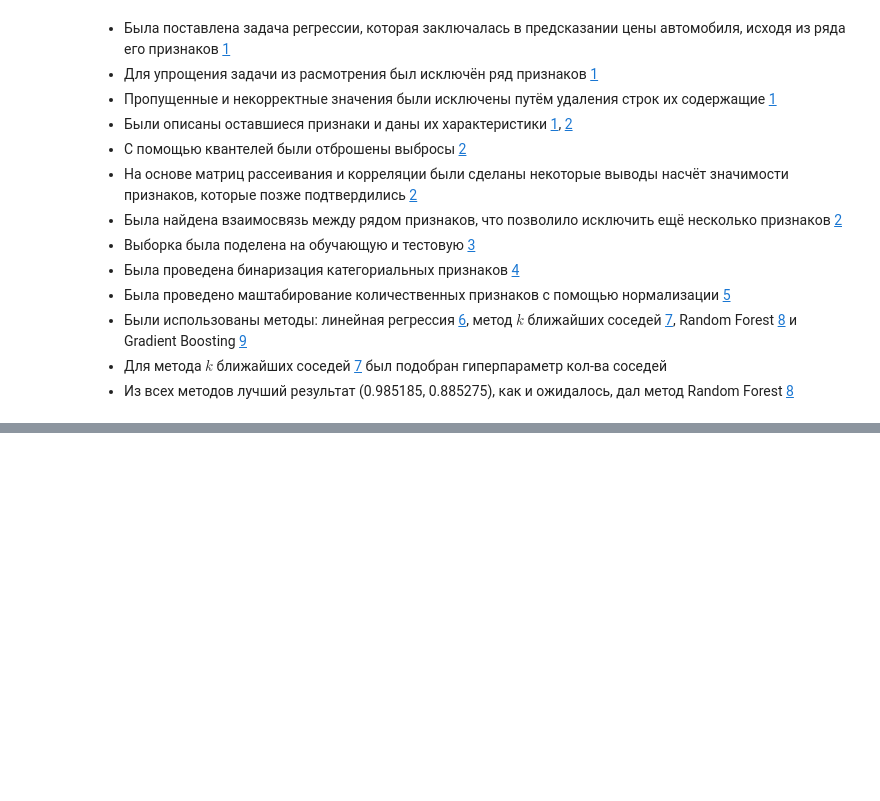
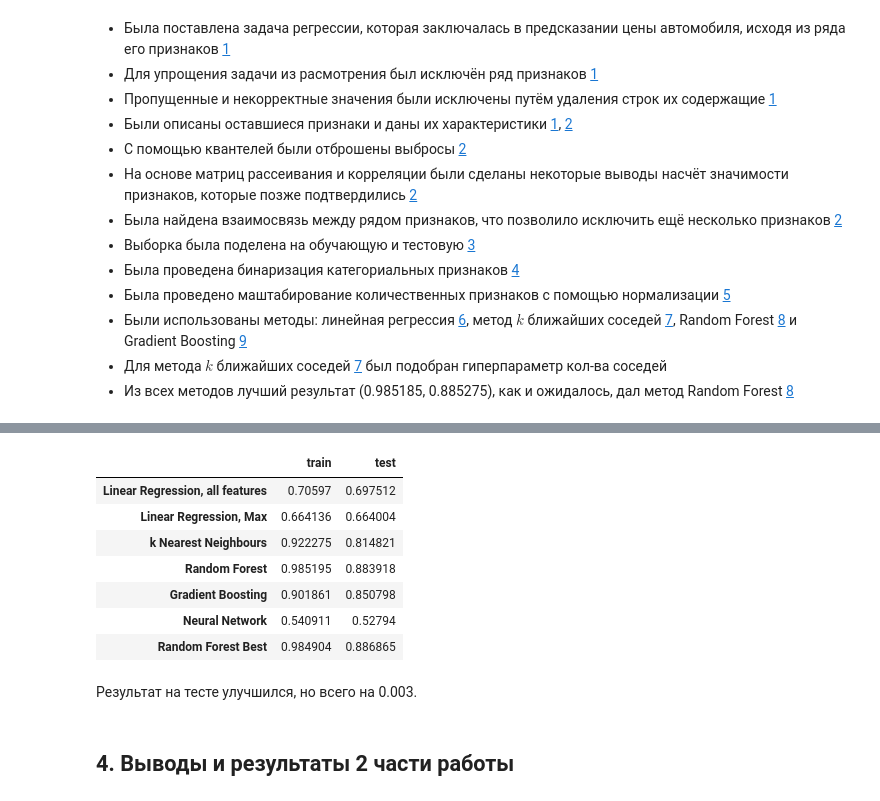
Before and after one commit to Faert/ML, a Jupyter notebook: Ivlev_cars.ipynb, the cells around one changed output, grey strips where cells are left out. Drawn from its saved outputs; the diff is of its cells as text; code cells hidden in the pictures; blank space fills up the shorter version.

```diff
--- a/Ivlev_cars.ipynb
+++ b/Ivlev_cars.ipynb
@@ -1003,0 +1056,5 @@ pass
+# %%
+RMSE_train = mean_squared_error(y_train, y_train_predict)**.5
+RMSE_test  = mean_squared_error(y_test,  y_test_predict)**.5
+R2_train = r2_score(y_train, y_train_predict)
+R2_test  = r2_score(y_test,  y_test_predict)
@@ -1003,0 +1072,3 @@ pass
+# %%
+R2_table.loc['Neural Network', :] = (R2_train, R2_test)
+R2_table
@@ -1003,0 +1204,16 @@ pass
+# %%
+R2_table.loc["Random Forest Best", :] = (R2_train, R2_test)
+R2_table
+# %% [output]
+|  | train | test |
+| Linear Regression, all features | 0.70597 | 0.697512 |
+| Linear Regression, Max | 0.664136 | 0.664004 |
+| k Nearest Neighbours | 0.922275 | 0.814821 |
+| Random Forest | 0.985195 | 0.883918 |
+| Gradient Boosting | 0.901861 | 0.850798 |
+| Neural Network | 0.540911 | 0.52794 |
+| Random Forest Best | 0.984904 | 0.886865 |
+# %% [markdown]
+Результат на тесте улучшился, но всего на 0.003.
+# %% [markdown]
+## 4. Выводы и результаты 2 части работы
```
Also changed, not shown: parts of 38 cells of this notebook.
